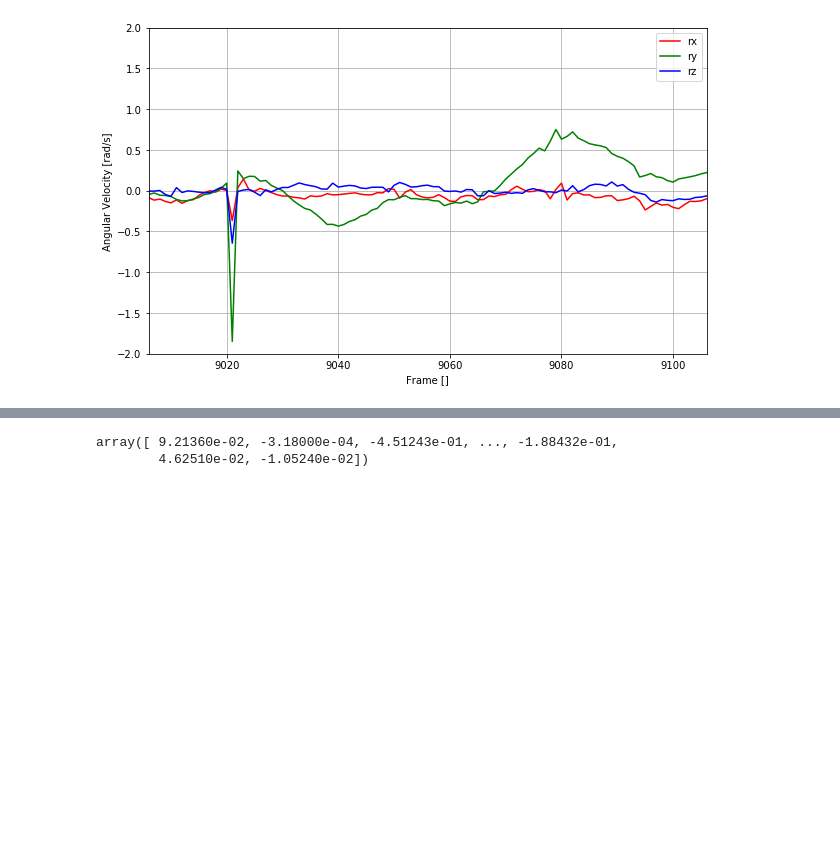
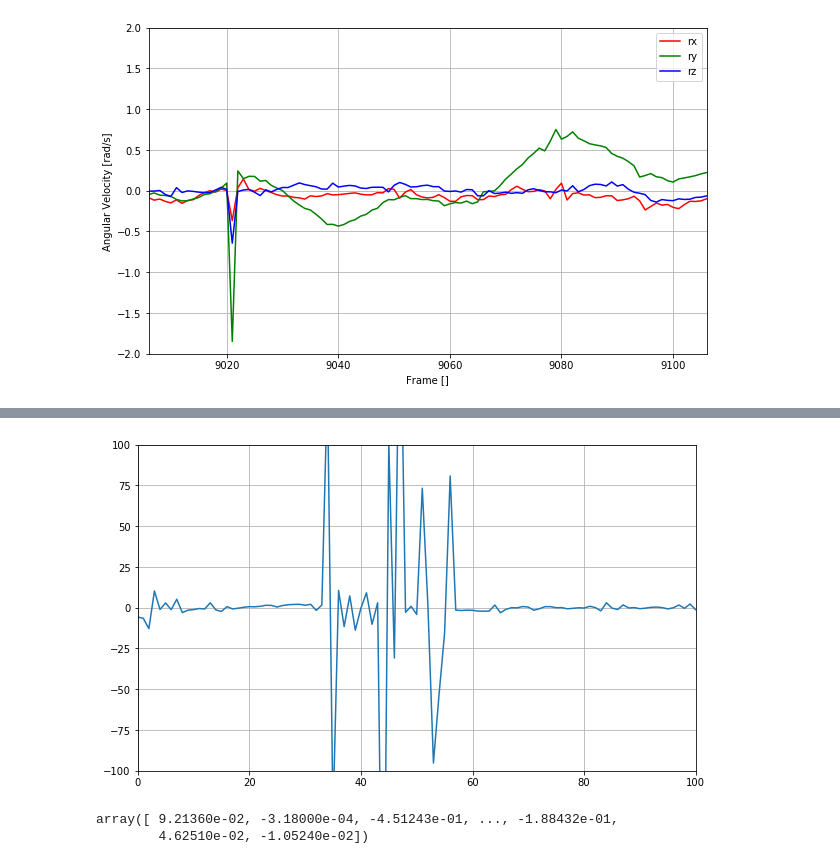
Before and after one commit to yossato/virtualGimbal, a Jupyter notebook: post_processing_software/jupyter/visualize_log.ipynb, the cells around one changed output, grey strips where cells are left out. Saved outputs shown, nothing was run; the diff lists cells and outputs as text; code cells hidden in the pictures; blank space fills up the shorter version.

```diff
--- a/post_processing_software/jupyter/visualize_log.ipynb
+++ b/post_processing_software/jupyter/visualize_log.ipynb
@@ -161,3 +164,7 @@ plt.show()
+# %%
+plotAngularAcceleration(getAngularAcceleration(rxwc,30))
+# %% [output]
+[figure, added]
 # %%
 np.array(rxc)[1:]
 # %% [output]
```
Also changed, not shown: parts of 11 cells of this notebook.
